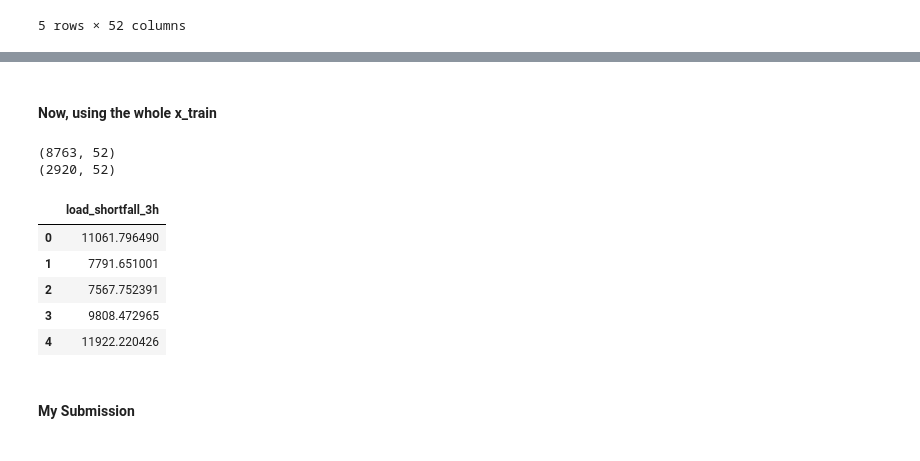
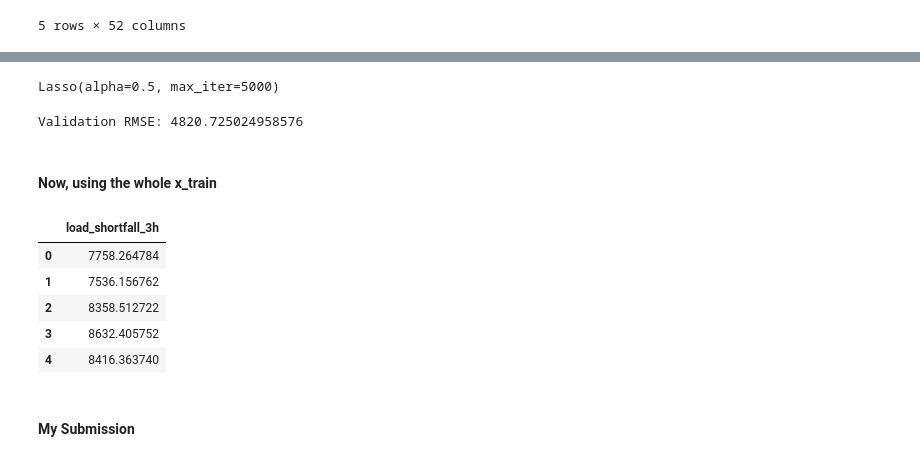
Before and after one commit to deolabeeb/0x00.py, a Jupyter notebook: abeeb-linearmodel-5-0.ipynb, the cells around one changed output, grey strips where cells are left out. Cells and saved outputs as stored; diff of their text form; code cells hidden in the pictures.

Commit message:
Kaggle Notebook | Abeeb_LinearModel_8.0 | Version 22

```diff
--- a/abeeb-linearmodel-5-0.ipynb
+++ b/abeeb-linearmodel-5-0.ipynb
@@ -461,11 +419,30 @@ Average R2 score across all folds: 0.5990489220826525
+# %%
+# The unseen datadf_test
+X_test = df_clean[len(df_train):].drop('load_shortfall_3h', axis=1)
+# %%
+from sklearn.preprocessing import MinMaxScaler
+
+scaler = MinMaxScaler()
+X_train_scaled = scaler.fit_transform(X_train)
+X_val_scaled = scaler.transform(X_val)
+X_test_scaled = scaler.transform(X_test)
+# %%
+# Create and fit the LASSO regression model
+lasso = Lasso(alpha=0.5, max_iter=5000)
+lasso.fit(X_train_scaled, y_train)
+# %% [output]
+Lasso(alpha=0.5, max_iter=5000)
+# %%
+# Predict on the validation set
+y_val_pred = lasso.predict(X_val_scaled)
+
+# Calculate the root mean squared error (RMSE) on the validation set
+rmse = mean_squared_error(y_val, y_val_pred, squared=False)
+print('Validation RMSE:', rmse)
+# %% [output]
+Validation RMSE: 4820.725024958576
+# %%
+# Predict on the test set
+y_test_pred = lasso.predict(X_test_scaled)
 # %% [markdown]
 #### Now, using the whole x_train
-# %%
-# create targets and features dataset
-x_train = df_clean[:len(df_train)].drop('load_shortfall_3h', axis=1)
-x_test = df_clean[len(df_train):].drop('load_shortfall_3h', axis=1)
-print(x_train.shape)
-print(x_test.shape)
-# %% [output]
-(8763, 52)
-(2920, 52)
@@ -475,13 +449,13 @@ pred_y = model.predict(x_test)
 # %%
-daf = pd.DataFrame(pred_y, columns=['load_shortfall_3h'])
+daf = pd.DataFrame(y_test_pred, columns=['load_shortfall_3h'])
 daf.head()
 # %% [output]
 |  | load_shortfall_3h |
-| 0 | 11061.796490 |
-| 1 | 7791.651001 |
-| 2 | 7567.752391 |
-| 3 | 9808.472965 |
-| 4 | 11922.220426 |
+| 0 | 7758.264784 |
+| 1 | 7536.156762 |
+| 2 | 8358.512722 |
+| 3 | 8632.405752 |
+| 4 | 8416.363740 |
 # %% [markdown]
 #### My Submission
 # %%
```
Also changed, not shown: parts of 15 cells of this notebook.
